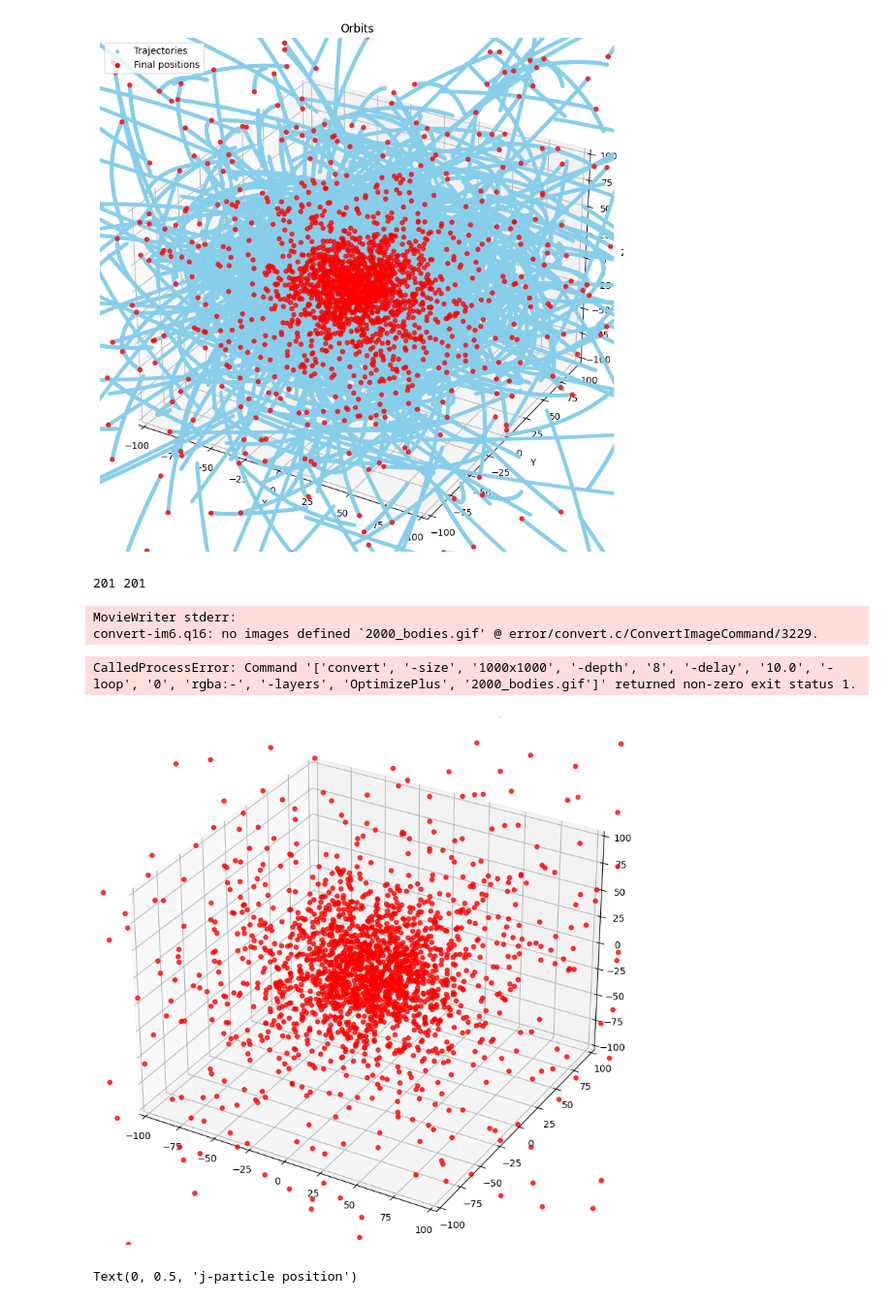
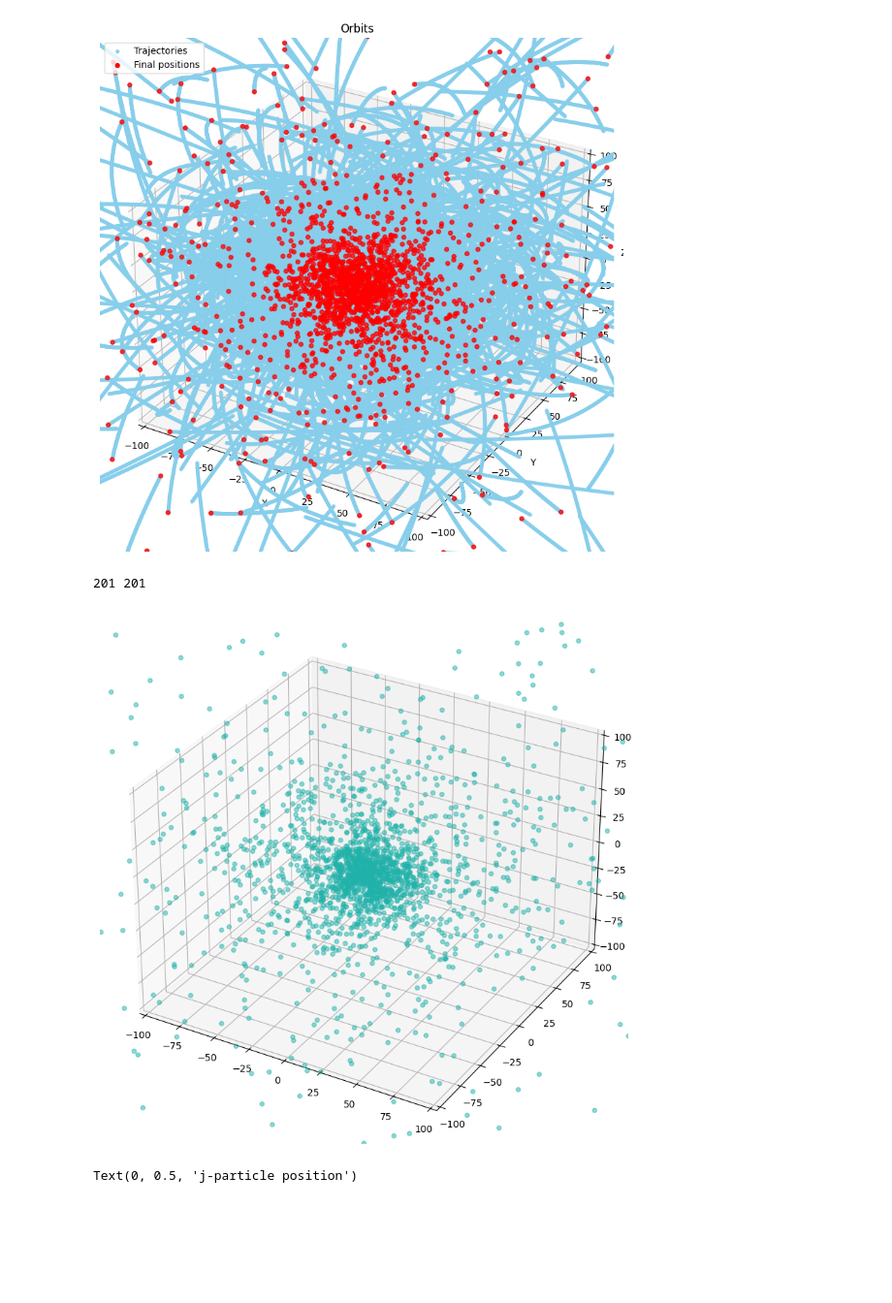
Before and after one commit to malvibellotti/Dynamics-experience-4, a Jupyter notebook: Treecode_plots_2000.ipynb, the cells around one changed output. Shown at 97% size. Drawn from its saved outputs; the diff is of its cells as text; code cells hidden in the pictures; blank space fills up the shorter version.

```diff
--- a/Treecode_plots_2000.ipynb
+++ b/Treecode_plots_2000.ipynb
@@ -138,36 +138,33 @@ plt.show()
 # %%
 num_frames = len(data_coordinates) // N
 print(num_frames, n_outputs)
 
 def update(frame):
     start_idx = frame * N
     end_idx = (frame + 1) * N
     scat._offsets3d = (x[start_idx:end_idx], y[start_idx:end_idx], z[start_idx:end_idx])
     return scat,
 
 fig = plt.figure(figsize=(10,10))
 ax = fig.add_subplot(111, projection='3d')
 
-scat = ax.scatter(x[:len(data_coordinates)], y[:len(data_coordinates)], z[:len(data_coordinates)], c='r', marker='o')
+scat = ax.scatter(x[:len(data_coordinates)], y[:len(data_coordinates)], z[:len(data_coordinates)], c='lightseagreen',alpha = 0.5, marker='o')
 
 #ax.set_xlim(np.min(x), np.max(x))
 #ax.set_ylim(np.min(y), np.max(y))
 #ax.set_zlim(np.min(z), np.max(z))
 
 ax.set_xlim(-100, 100)
 ax.set_ylim(-100, 100)
 ax.set_zlim(-100, 100)
 
-ani = FuncAnimation(fig, update, frames=num_frames, interval=200)
+ani = FuncAnimation(fig, update, frames=int(num_frames/2), interval=200)
 ani.save('2000_bodies.gif', writer='imagemagick', fps=10)
 
 plt.show()
 # %% [output]
 201 201
-MovieWriter stderr:
-convert-im6.q16: no images defined `2000_bodies.gif' @ error/convert.c/ConvertImageCommand/3229.
-CalledProcessError: Command '['convert', '-size', '1000x1000', '-depth', '8', '-delay', '10.0', '-loop', '0', 'rgba:-', '-layers', 'OptimizePlus', '2000_bodies.gif']' returned non-zero exit status 1.
-[figure, old version]
+[figure, new version]
 # %%
 xp = np.zeros(shape=n_outputs)
 yp = np.zeros(shape=n_outputs)
```
Also changed, not shown: 1 other file.
